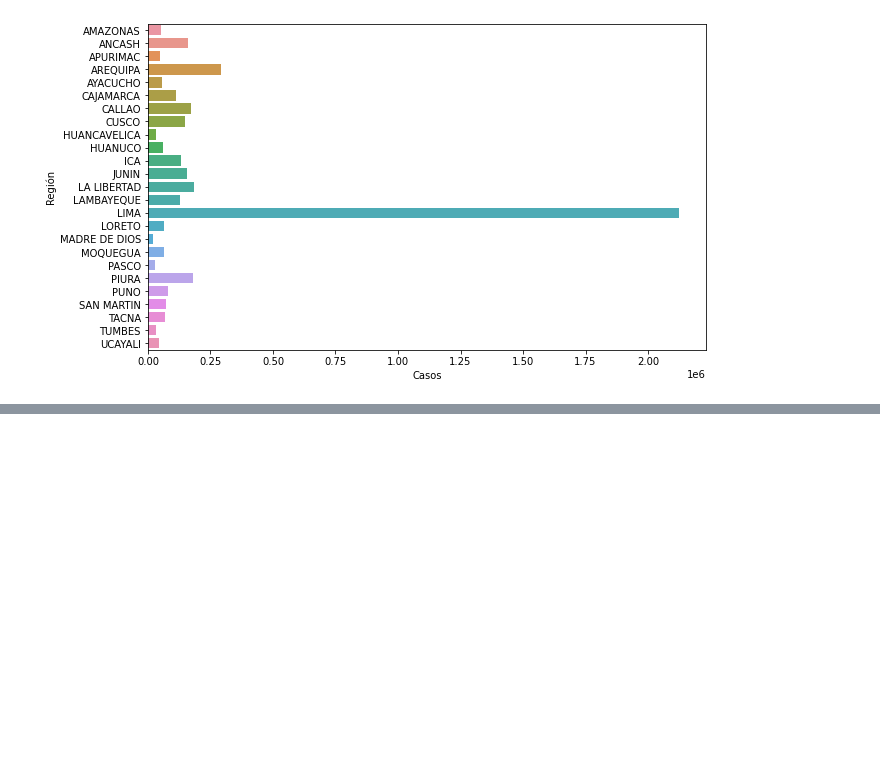
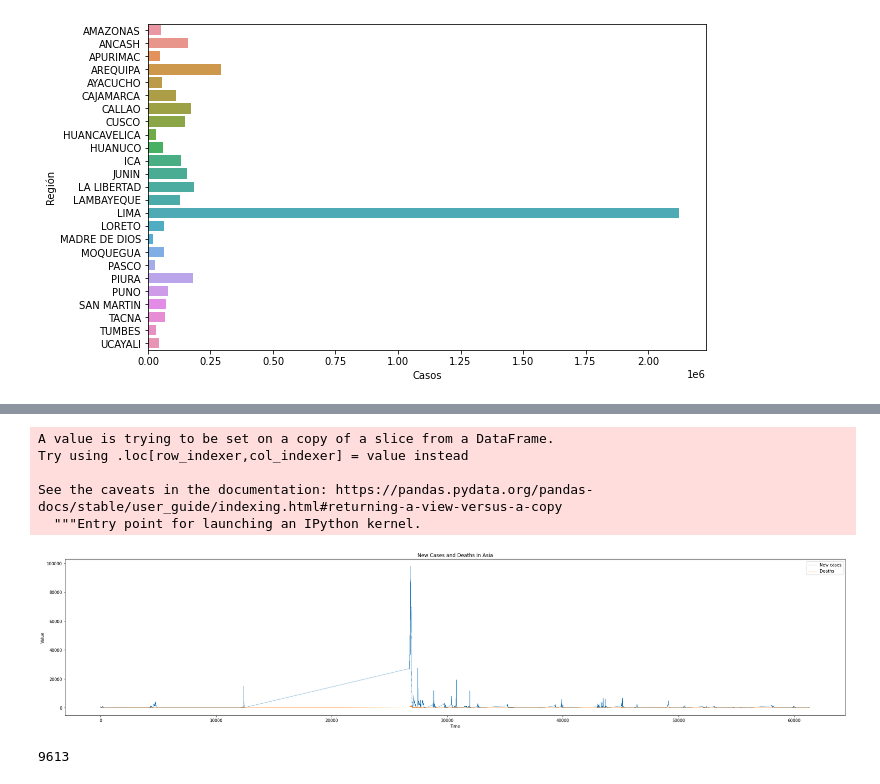
Before and after one commit to luismoroco/ML-Research-UNSA-UOKlahoma, a Jupyter notebook: visualization/main.ipynb, the cells around one changed output, grey strips where cells are left out. Drawn from its saved outputs; the diff is of its cells as text; code cells hidden in the pictures; blank space fills up the shorter version.

```diff
--- a/visualization/main.ipynb
+++ b/visualization/main.ipynb
@@ -162,0 +220,3 @@ plt.show()
+# %%
+ocde = pd.read_csv('../data/oecd-data-covid.csv', usecols=['dateRep', 'cases', 'deaths', 'continentExp'])
+ocde.head(3)
@@ -162,0 +262,3 @@ plt.show()
+# %%
+df = ocde[ocde['continentExp'] == 'Asia']
+df.head()
@@ -162,0 +272,21 @@ plt.show()
+# %%
+df['dateRep'] = pd.to_datetime(df['dateRep'], format="%d/%m/%Y")
+
+fig, ax = plt.subplots(figsize=(34,7))
+
+ax.plot(df.index, df['cases'], label='New cases', linewidth=0.5)
+ax.plot(df.index, df['deaths'], label='Deaths', linewidth=0.5)
+
+ax.set_xlabel('Time')
+ax.set_ylabel('Value')
+
+ax.set_title('New Cases and Deaths in Asia')
+ax.legend()
+plt.show()
+# %% [output]
+A value is trying to be set on a copy of a slice from a DataFrame.
+Try using .loc[row_indexer,col_indexer] = value instead
+
+See the caveats in the documentation: https://pandas.pydata.org/pandas-docs/stable/user_guide/indexing.html#returning-a-view-versus-a-copy
+  """Entry point for launching an IPython kernel.
+[figure, added]
@@ -162,0 +298,4 @@ plt.show()
+# %%
+gc.collect()
+# %% [output]
+9613
```
Also changed, not shown: parts of 45 cells of this notebook, 4 other files.
